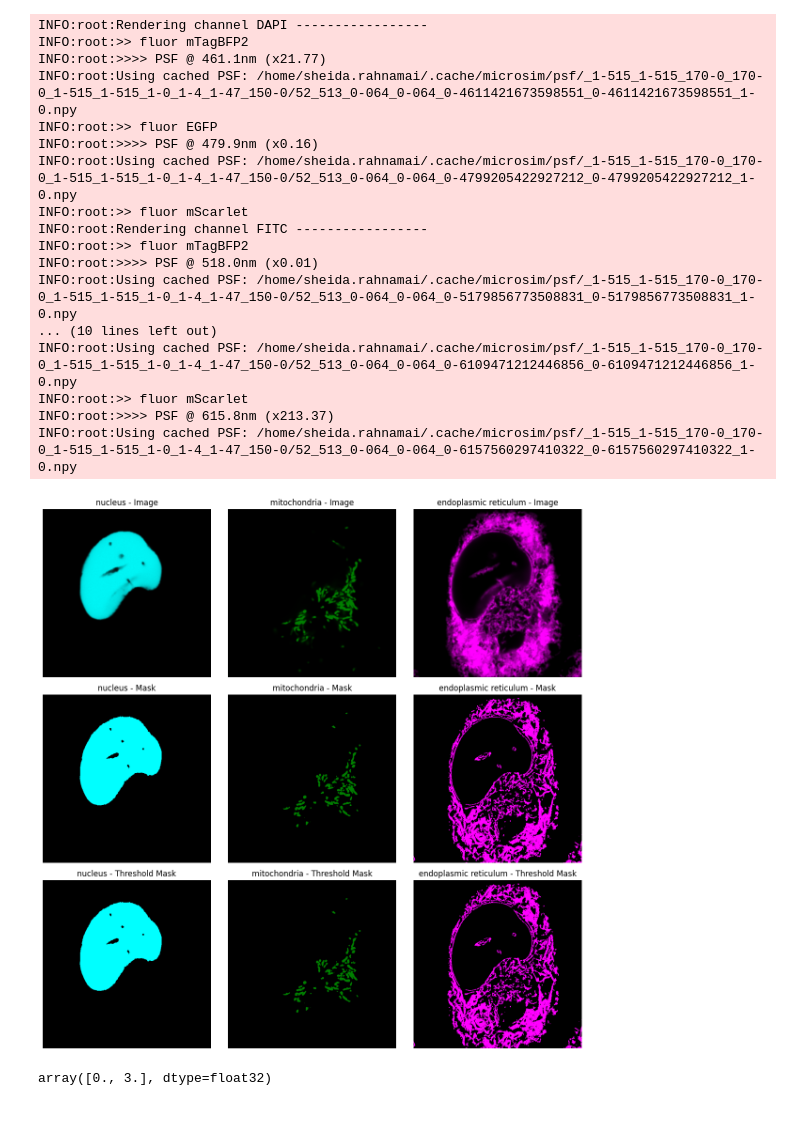
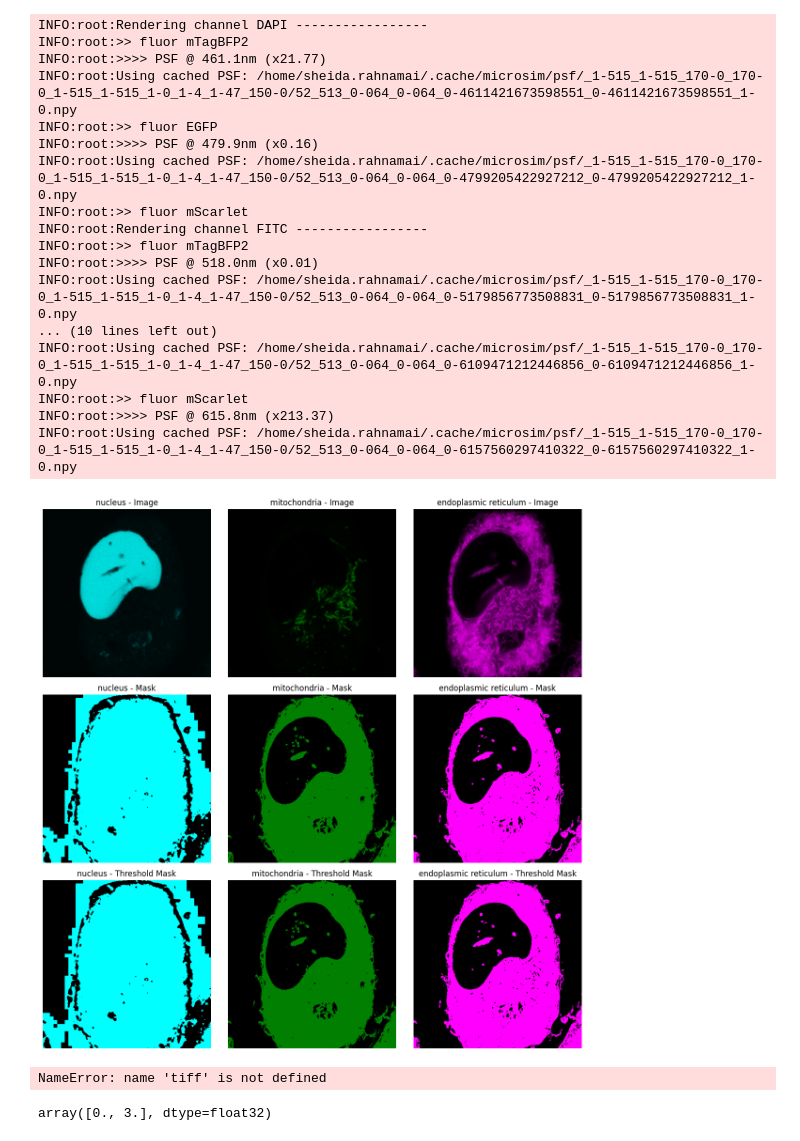
Before and after one commit to shei-dark/HDN, a Jupyter notebook: examples/2D/Pixel_Noise/Convallaria/pred_vs_seg.ipynb, the cells around one changed output. Drawn from its saved outputs; the diff is of its cells as text; code cells hidden in the pictures.

```diff
--- a/examples/2D/Pixel_Noise/Convallaria/pred_vs_seg.ipynb
+++ b/examples/2D/Pixel_Noise/Convallaria/pred_vs_seg.ipynb
@@ -58,7 +58,7 @@ def simulate(
         sample=ms.Sample(labels=fluorophore_distributions),
         channels=channels,
         modality=ms.Confocal(pinhole_au=pinhole_au),
-        detector=ms.CameraCCD(qe=qe, read_noise=read_noise),
+        detector=ms.CameraCCD(qe=qe, read_noise=read_noise, exposure_ms=5),
         output_path=output_path,
         settings=ms.Settings(max_psf_radius_aus=max_psf_radius_aus),
     )
@@ -112,7 +112,7 @@ def threshold_mask(mask, threshold):
 # %%
 # Define fluorophores, labels, and channels
 fluorophores = ["mTagBFP2", "EGFP", "mScarlet"]
-labels = ["nucleus_seg", "mito_seg", "er_seg"]
+labels = ["nucleus_pred", "mito_pred", "er_pred"]
 channels = [lib.DAPI, lib.FITC, lib.DSRED]
 
 # Run the simulation
@@ -126,36 +126,38 @@ macrophage_2_sim = simulate(
     pinhole_au=1,
     qe=0.9,
     read_noise=3,
     max_psf_radius_aus=2,
     output_path="simulated_jrc_macrophage-2.tif",
 )
 macrophage_2_gt = macrophage_2_sim.ground_truth()
 macrophage_2_img = macrophage_2_sim.run()
 z_slice = 5
 titles = ["nucleus", "mitochondria", "endoplasmic reticulum"]
 colors = ["cyan", "green", "magenta"]
 plot_grid_with_colors(macrophage_2_img, macrophage_2_gt, threshold_mask(macrophage_2_gt,0), z_slice, titles, colors)
 # %% [output]
 INFO:root:Rendering channel DAPI -----------------
 INFO:root:>> fluor mTagBFP2
 INFO:root:>>>> PSF @ 461.1nm (x21.77)
 INFO:root:Using cached PSF: /home/sheida.rahnamai/.cache/microsim/psf/_1-515_1-515_170-0_170-0_1-515_1-515_1-0_1-4_1-47_150-0/52_513_0-064_0-064_0-4611421673598551_0-4611421673598551_1-0.npy
 INFO:root:>> fluor EGFP
 INFO:root:>>>> PSF @ 479.9nm (x0.16)
 INFO:root:Using cached PSF: /home/sheida.rahnamai/.cache/microsim/psf/_1-515_1-515_170-0_170-0_1-515_1-515_1-0_1-4_1-47_150-0/52_513_0-064_0-064_0-4799205422927212_0-4799205422927212_1-0.npy
 INFO:root:>> fluor mScarlet
 INFO:root:Rendering channel FITC -----------------
 INFO:root:>> fluor mTagBFP2
 INFO:root:>>>> PSF @ 518.0nm (x0.01)
 INFO:root:Using cached PSF: /home/sheida.rahnamai/.cache/microsim/psf/_1-515_1-515_170-0_170-0_1-515_1-515_1-0_1-4_1-47_150-0/52_513_0-064_0-064_0-5179856773508831_0-5179856773508831_1-0.npy
 ... (10 lines left out)
 INFO:root:Using cached PSF: /home/sheida.rahnamai/.cache/microsim/psf/_1-515_1-515_170-0_170-0_1-515_1-515_1-0_1-4_1-47_150-0/52_513_0-064_0-064_0-6109471212446856_0-6109471212446856_1-0.npy
 INFO:root:>> fluor mScarlet
 INFO:root:>>>> PSF @ 615.8nm (x213.37)
 INFO:root:Using cached PSF: /home/sheida.rahnamai/.cache/microsim/psf/_1-515_1-515_170-0_170-0_1-515_1-515_1-0_1-4_1-47_150-0/52_513_0-064_0-064_0-6157560297410322_0-6157560297410322_1-0.npy
-[figure, old version]
+[figure, new version]
 # %%
 tiff.imsave("macrophage/simulated_jrc_macrophage-2_seg.tif", macrophage_2_gt)
+# %% [output]
+NameError: name 'tiff' is not defined
 # %%
 import tifffile as tiff
 img = tiff.imread("/group/jug/Sheida/Microsim/macrophage/simulated_jrc_macrophage-2_source.tif")
```
Also changed, not shown: 8 other files.
